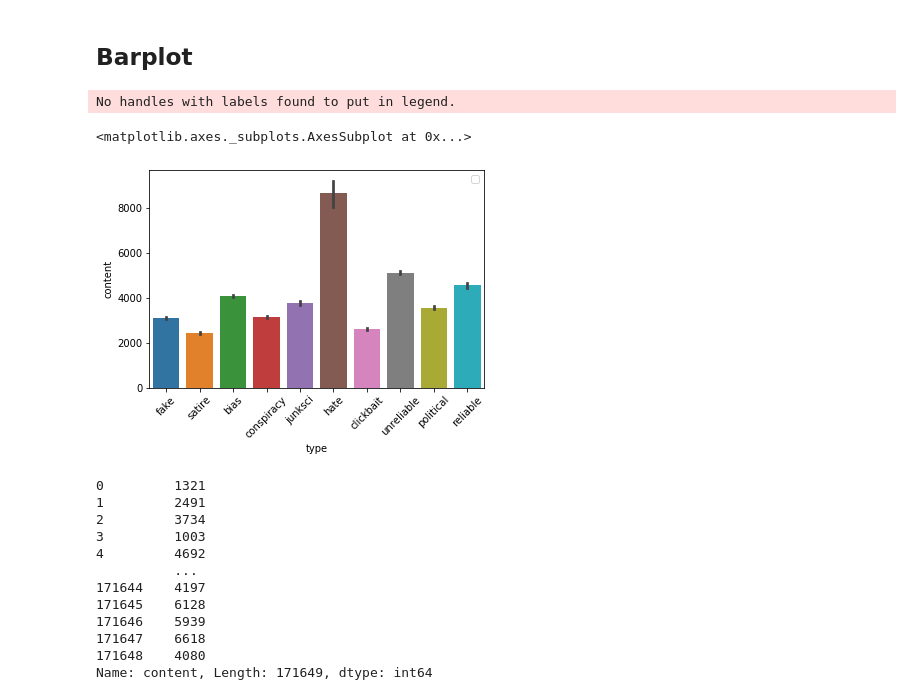
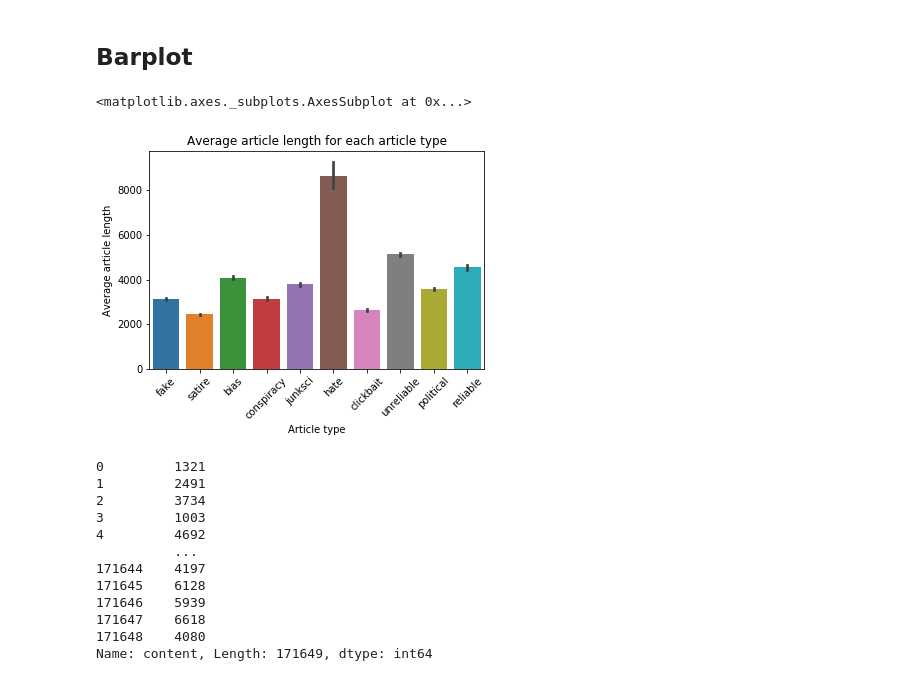
Before and after one commit to SystemOut1324/Datascience_Final_Project, a Jupyter notebook: Appendix/Manual/Setup_Exploration_Knud.ipynb, the cells around one changed output. Saved outputs shown, nothing was run; the diff lists cells and outputs as text; code cells hidden in the pictures.

```diff
--- a/Appendix/Manual/Setup_Exploration_Knud.ipynb
+++ b/Appendix/Manual/Setup_Exploration_Knud.ipynb
@@ -25,20 +25,21 @@ data.head(3)
 # %%
 # Barplot of average length of article content
 plot = sns.barplot(data = data, x = 'type', y = data['content'].str.len())
 
+path='../Data_sample/barplot/'
+
 for item in plot.get_xticklabels():
     item.set_rotation(45)
 
-# for index, row in data.iterrows():
-#     plot.text(row.type,row.type, round(row.type,2), color='black', ha="center")
-
-plot.legend()
+plt.xlabel('Article type')
+plt.ylabel('Average article length')
+plt.title('Average article length for each article type')
+plt.savefig('/home/knud/Downloads/AvgLenBarplot.png', figsize = (1500,1000), dpi = 300)
 
 plot
 # %% [output]
-No handles with labels found to put in legend.
+<matplotlib.axes._subplots.AxesSubplot at 0x...>
-<matplotlib.axes._subplots.AxesSubplot at 0x...>
-[figure, old version]
+[figure, new version]
 # %%
 #
 data['content'].str.len()
```
Also changed, not shown: parts of 1 cell of this notebook.
